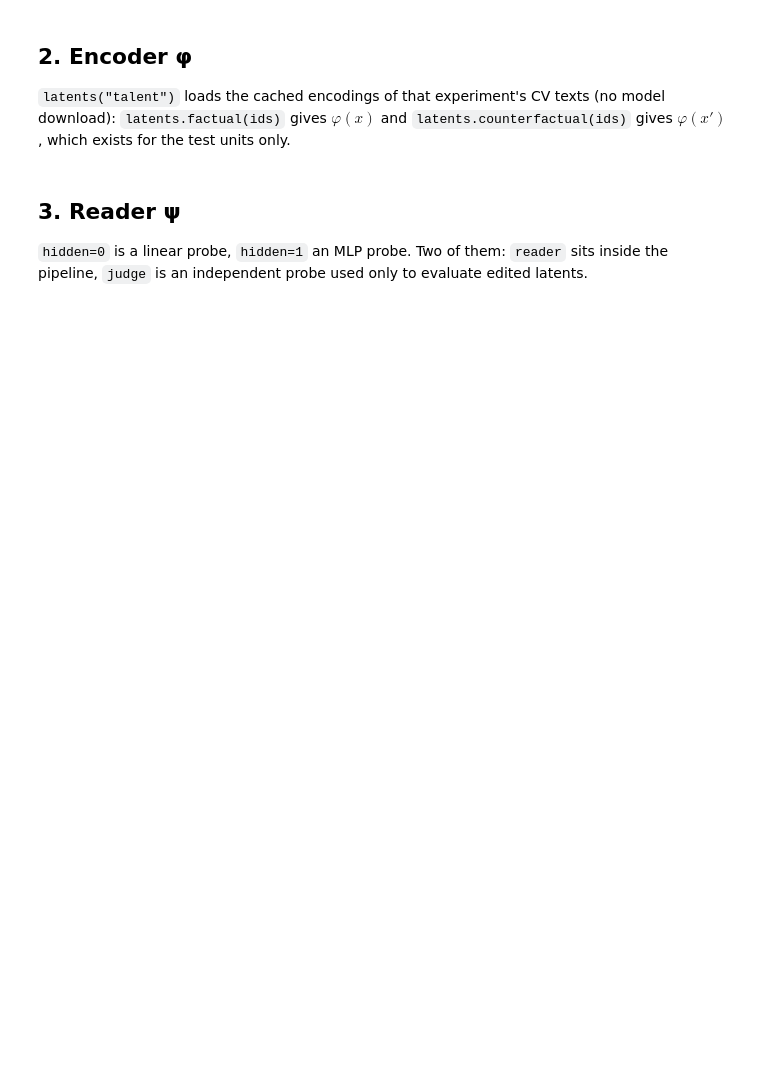
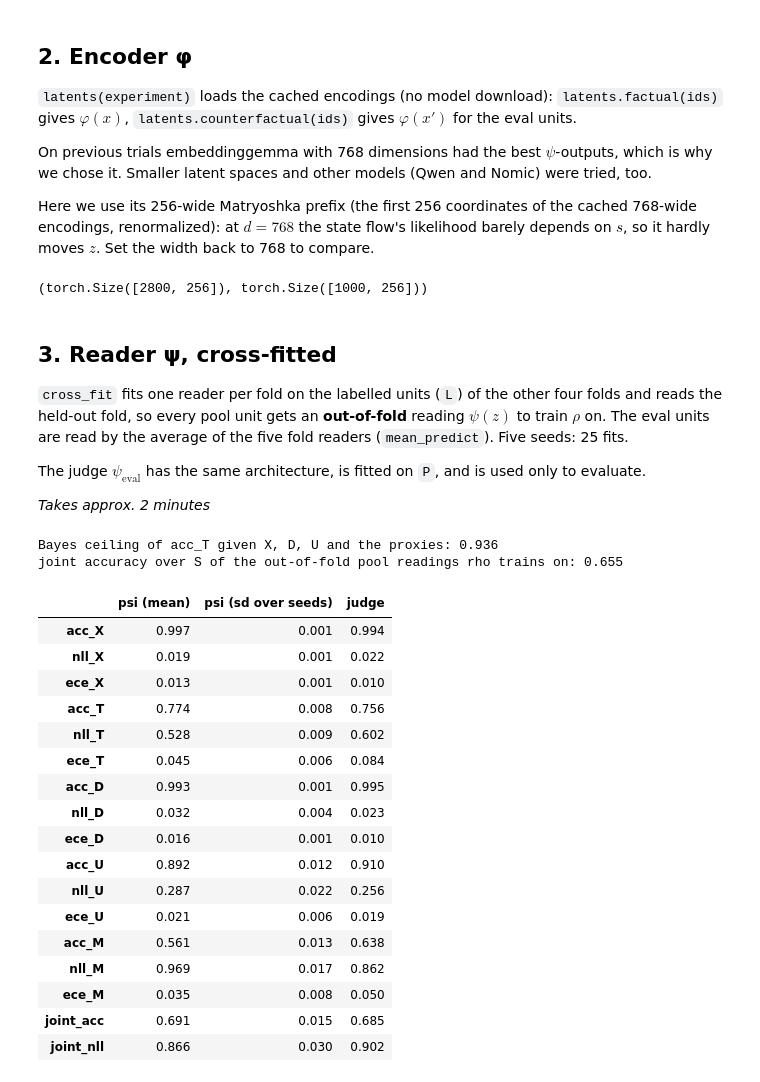
Before and after one commit to kestelnadomu/latent_intervention, a Jupyter notebook: latent_lab/example.ipynb, the cells around one changed output. Saved outputs shown, nothing was run; the diff lists cells and outputs as text; code cells hidden in the pictures; blank space fills up the shorter version.

Commit message:
simple version of experiment

```diff
--- a/latent_lab/example.ipynb
+++ b/latent_lab/example.ipynb
@@ -41,25 +86,68 @@ factual.head()
 # %% [markdown]
 ## 2. Encoder φ
 
-`latents("talent")` loads the cached encodings of that experiment's CV texts (no model download): `latents.factual(ids)` gives $\varphi(x)$ and `latents.counterfactual(ids)` gives $\varphi(x')$, which exists for the test units only.
+`latents(experiment)` loads the cached encodings (no model download): `latents.factual(ids)` gives $\varphi(x)$, `latents.counterfactual(ids)` gives $\varphi(x')$ for the eval units.
+
+On previous trials embeddinggemma with 768 dimensions had the best $\psi$-outputs, which is why we chose it. Smaller latent spaces and other models (Qwen and Nomic) were tried, too.
+
+Here we use its 256-wide Matryoshka prefix (the first 256 coordinates of the cached 768-wide encodings, renormalized): at $d = 768$ the state flow's likelihood barely depends on $s$, so it hardly moves $z$. Set the width back to 768 to compare.
 # %%
-encoder = Encoder("nomic", 128)          # e.g. Encoder("qwen3", 256), Encoder("embeddinggemma", 768)
-latents = encoder.latents("talent")
-
-train_ids = split.index[split == "train"]
-test_ids = latents.cf_ids
-z_train, s_train = latents.factual(train_ids), factual.loc[train_ids]
-z_test, s_test = latents.factual(test_ids), factual.loc[test_ids]
-z_cf_test, s_cf_test = latents.counterfactual(test_ids), counterfactual.loc[test_ids]
-z_train.shape, z_test.shape
-
-# Live encoding (nomic runs here; qwen3/embeddinggemma need their own venvs):
-# encoder.encode(["I hold a Master's degree from ..."])
+encoder = Encoder("embeddinggemma", 256)
+latents = encoder.latents("talent_motivation")
+z_pool, s_pool = latents.factual(pool), factual.loc[pool]
+z_eval, s_eval = latents.factual(eval_ids), factual.loc[eval_ids]
+z_cf, s_cf = latents.counterfactual(eval_ids), counterfactual.loc[eval_ids]
+z_pool.shape, z_eval.shape
+# %% [output]
+(torch.Size([2800, 256]), torch.Size([1000, 256]))
 # %% [markdown]
-## 3. Reader ψ
+## 3. Reader ψ, cross-fitted
 
-`hidden=0` is a linear probe, `hidden=1` an MLP probe. Two of them: `reader` sits inside the pipeline, `judge` is an independent probe used only to evaluate edited latents.
+`cross_fit` fits one reader per fold on the labelled units (`L`) of the other four folds and reads the held-out fold, so every pool unit gets an **out-of-fold** reading $\psi(z)$ to train $\rho$ on. The eval units are read by the average of the five fold readers (`mean_predict`). Five seeds: 25 fits.
+
+The judge $\psi_{\mathrm{eval}}$ has the same architecture, is fitted on `P`, and is used only to evaluate.
+
+*Takes approx. 2 minutes*
 # %%
-reader = Reader(STATE, hidden=0).fit(z_train, s_train)
-judge = Reader(STATE, hidden=1).fit(z_train, s_train, seed=1)
-pd.DataFrame({"reader": reader.accuracy(z_test, s_test), "judge": judge.accuracy(z_test, s_test)}).round(3)
+# seed -> (out-of-fold pool readings, fold readers)
+psi = {seed: cross_fit(Reader(FULL, hidden=2, levels=LEVELS), z_pool, s_pool, folds, labelled, seed=seed)
+       for seed in tqdm(SEEDS, desc="psi (5 folds per seed)")}
+s_read = {seed: mean_predict(readers, z_eval) for seed, (_, readers) in psi.items()}   # psi(z) on eval
+judge = Reader(FULL, hidden=2, levels=LEVELS).fit(latents.factual(P), factual.loc[P], seed=0)
+
+
+# psi on eval: per-variable accuracy, NLL and ECE; joint accuracy and NLL over S
+psi_metrics = pd.concat(
+    [state_metrics(mean_proba(readers, z_eval), s_eval, joint=STATE) for _, readers in psi.values()], axis=1
+)
+CARD = {c: int(factual[c].max()) + 1 for c in factual}
+print(f"Bayes ceiling of acc_T given X, D, U and the proxies: "
+      f"{talent_posterior_accuracy(s_eval, ['X', 'D', 'U', 'P', 'L', 'H', 'A'], CARD):.3f}")
+oof = [(r[STATE].to_numpy() == s_pool[STATE].to_numpy()).all(1).mean() for r, _ in psi.values()]
+print(f"joint accuracy over S of the out-of-fold pool readings rho trains on: {np.mean(oof):.3f}")
+pd.DataFrame({
+    "psi (mean)": psi_metrics.mean(axis=1),
+    "psi (sd over seeds)": psi_metrics.std(axis=1),
+    "judge": judge.metrics(z_eval, s_eval, joint=STATE),
+}).round(3)
+# %% [output]
+Bayes ceiling of acc_T given X, D, U and the proxies: 0.936
+joint accuracy over S of the out-of-fold pool readings rho trains on: 0.655
+|  | psi (mean) | psi (sd over seeds) | judge |
+| acc_X | 0.997 | 0.001 | 0.994 |
+| nll_X | 0.019 | 0.001 | 0.022 |
+| ece_X | 0.013 | 0.001 | 0.010 |
+| acc_T | 0.774 | 0.008 | 0.756 |
+| nll_T | 0.528 | 0.009 | 0.602 |
+| ece_T | 0.045 | 0.006 | 0.084 |
+| acc_D | 0.993 | 0.001 | 0.995 |
+| nll_D | 0.032 | 0.004 | 0.023 |
+| ece_D | 0.016 | 0.001 | 0.010 |
+| acc_U | 0.892 | 0.012 | 0.910 |
+| nll_U | 0.287 | 0.022 | 0.256 |
+| ece_U | 0.021 | 0.006 | 0.019 |
+| acc_M | 0.561 | 0.013 | 0.638 |
+| nll_M | 0.969 | 0.017 | 0.862 |
+| ece_M | 0.035 | 0.008 | 0.050 |
+| joint_acc | 0.691 | 0.015 | 0.685 |
+| joint_nll | 0.866 | 0.030 | 0.902 |
```
Also changed, not shown: parts of 23 cells of this notebook, 7 other files.
